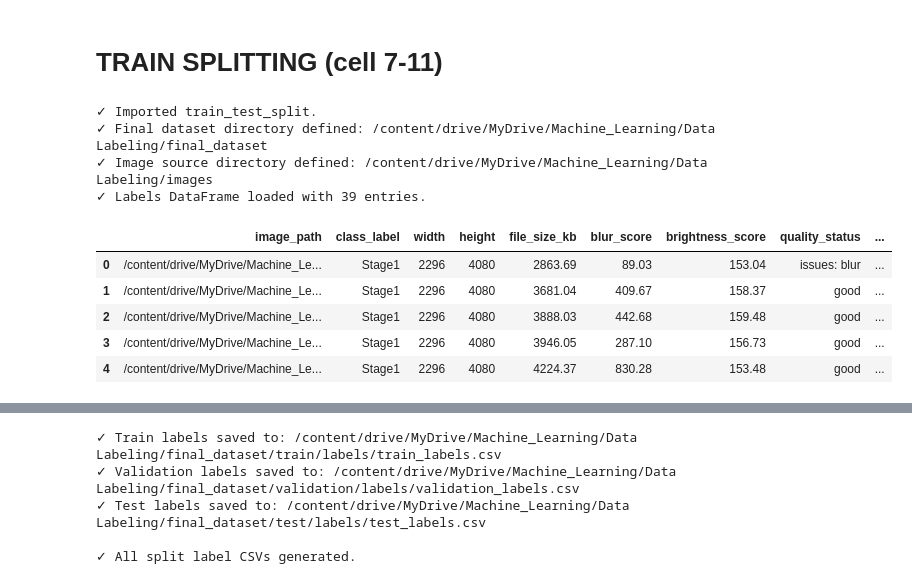
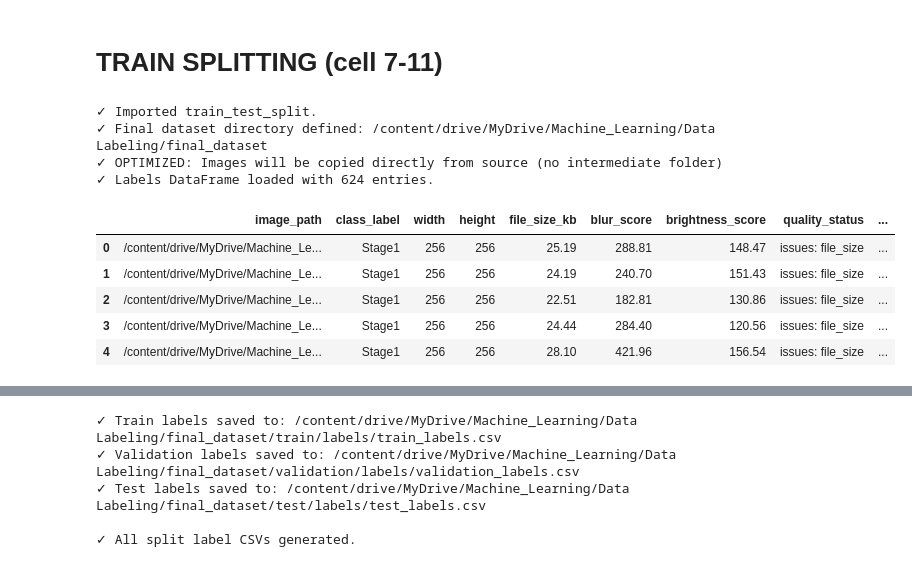
Before and after one commit to Leads-DigiSaka-System/ai-banana-earlystage, a Jupyter notebook: notebook/data-labeling-classification.ipynb, the cells around one changed output, grey strips where cells are left out. Drawn from its saved outputs; the diff is of its cells as text; code cells hidden in the pictures.

```diff
--- a/notebook/data-labeling-classification.ipynb
+++ b/notebook/data-labeling-classification.ipynb
@@ -381,11 +656,9 @@ class LabelingWorkflow:
         quality_thresholds = quality_thresholds or QUALITY_THRESHOLDS
         self.quality_assessor = ImageQualityAssessor(**quality_thresholds)
 
-        # Create output structure
+        # Create output structure (OPTIMIZED: removed redundant images/ and metadata/ folders)
         self.output_dir.mkdir(parents=True, exist_ok=True)
-        (self.output_dir / "images").mkdir(exist_ok=True)
         (self.output_dir / "labels").mkdir(exist_ok=True)
-        (self.output_dir / "metadata").mkdir(exist_ok=True)
 
     def extract_class_from_folder(self, folder_path: Path) -> Optional[str]:
         """Extract class label from folder name"""
@@ -460,33 +733,19 @@ class LabelingWorkflow:
         metadata_list = []
 
         # Senior-level: Progress bar for batch processing
+        # OPTIMIZED: Store source paths instead of copying images (eliminates intermediate copy)
         for img_path in tqdm(image_files, desc=f"Processing {class_label}", leave=False):
             try:
                 metadata = self.extract_metadata(img_path, class_label)
                 output_image_name = f"{class_label}_{img_path.name}"
-                output_image_path = self.output_dir / "images" / output_image_name
 
-                # Senior-level: Check if file already exists to avoid overwriting
-                if output_image_path.exists():
-                    logger.warning(f"Output file already exists, skipping: {output_image_path}")
-                    metadata["output_image_path"] = str(output_image_path)
-                    metadata["output_image_name"] = output_image_name
-                    metadata["status"] = "skipped_duplicate"
-                    metadata_list.append(metadata)
-                    continue
-
-                shutil.copy2(img_path, output_image_path)
-                metadata["output_image_path"] = str(output_image_path)
-                metadata["output_image_name"] = output_image_name
+                # Store source path and output name (images will be copied directly to final_dataset later)
+                metadata["source_image_path"] = str(img_path)  # Original source path
+                metadata["output_image_name"] = output_image_name  # Name for final dataset
                 metadata["status"] = "success"
                 metadata_list.append(metadata)
                 logger.debug(f"Processed: {img_path.name} -> {output_image_name}")
 
-            except shutil.Error as e:
-                logger.error(f"File operation error for {img_path.name}: {e}")
-                metadata["error"] = str(e)
-                metadata["status"] = "error"
-                metadata_list.append(metadata)
             except Exception as e:
                 logger.error(f"Unexpected error processing {img_path.name}: {e}", exc_info=True)
                 metadata = {"image_path": str(img_path), "class_label": class_label, "error": str(e), "status": "error"}
@@ -499,7 +758,7 @@ class LabelingWorkflow:
         csv_path = self.output_dir / "labels" / "dataset_labels.csv"
 
         fieldnames = METADATA_FIELDS.copy()
-        fieldnames.extend(["output_image_path", "output_image_name"])
+        fieldnames.extend(["source_image_path", "output_image_name"])  # OPTIMIZED: use source_image_path
 
         with open(csv_path, 'w', newline='', encoding='utf-8') as f:
             writer = csv.DictWriter(f, fieldnames=fieldnames, extrasaction='ignore')
@@ -648,13 +907,15 @@ try:
     }
     quality_params_for_assessor = {k: v for k, v in quality_params_for_assessor.items() if v is not None}
 
+    TILED_DATA_DIR = OUTPUT_DIR / 'tiled_images'  # Use tiled images
+
     workflow = LabelingWorkflow(
-        data_dir=DATA_DIR,
+        data_dir=TILED_DATA_DIR,  # Changed: use tiled images
         output_dir=OUTPUT_DIR,
-        quality_thresholds=quality_params_for_assessor # Pass the filtered parameters
+        quality_thresholds=quality_params_for_assessor
     )
 
-    logger.info("Starting labeling workflow...")
+    logger.info("Starting labeling workflow with TILED images...")
     results = workflow.run_workflow(
         generate_csv=True,
         generate_json=True
@@ -770,30 +1031,29 @@ Name: count, dtype: int64
 # **TRAIN SPLITTING** (cell 7-11)
 # %%
 FINAL_DATASET_DIR = OUTPUT_DIR / 'final_dataset'
-IMAGE_SOURCE_DIR = OUTPUT_DIR / 'images'
 
 # Create the final_dataset directory if it doesn't exist
 FINAL_DATASET_DIR.mkdir(parents=True, exist_ok=True)
 
 # Load the dataset labels into a pandas DataFrame
 labels_df = pd.read_csv(results['output_files']['csv'])
 
 print(f"✓ Imported train_test_split.")
 print(f"✓ Final dataset directory defined: {FINAL_DATASET_DIR}")
-print(f"✓ Image source directory defined: {IMAGE_SOURCE_DIR}")
+print(f"✓ OPTIMIZED: Images will be copied directly from source (no intermediate folder)")
 print(f"✓ Labels DataFrame loaded with {len(labels_df)} entries.")
 labels_df.head()
 # %% [output]
 ✓ Imported train_test_split.
 ✓ Final dataset directory defined: /content/drive/MyDrive/Machine_Learning/Data Labeling/final_dataset
-✓ Image source directory defined: /content/drive/MyDrive/Machine_Learning/Data Labeling/images
-✓ Labels DataFrame loaded with 39 entries.
+✓ OPTIMIZED: Images will be copied directly from source (no intermediate folder)
+✓ Labels DataFrame loaded with 624 entries.
 |  | image_path | class_label | width | height | file_size_kb | blur_score | brightness_score | quality_status | ... |
-| 0 | /content/drive/MyDrive/Machine_Le... | Stage1 | 2296 | 4080 | 2863.69 | 89.03 | 153.04 | issues: blur | ... |
-| 1 | /content/drive/MyDrive/Machine_Le... | Stage1 | 2296 | 4080 | 3681.04 | 409.67 | 158.37 | good | ... |
-| 2 | /content/drive/MyDrive/Machine_Le... | Stage1 | 2296 | 4080 | 3888.03 | 442.68 | 159.48 | good | ... |
-| 3 | /content/drive/MyDrive/Machine_Le... | Stage1 | 2296 | 4080 | 3946.05 | 287.10 | 156.73 | good | ... |
-| 4 | /content/drive/MyDrive/Machine_Le... | Stage1 | 2296 | 4080 | 4224.37 | 830.28 | 153.48 | good | ... |
+| 0 | /content/drive/MyDrive/Machine_Le... | Stage1 | 256 | 256 | 25.19 | 288.81 | 148.47 | issues: file_size | ... |
+| 1 | /content/drive/MyDrive/Machine_Le... | Stage1 | 256 | 256 | 24.19 | 240.70 | 151.43 | issues: file_size | ... |
+| 2 | /content/drive/MyDrive/Machine_Le... | Stage1 | 256 | 256 | 22.51 | 182.81 | 130.86 | issues: file_size | ... |
+| 3 | /content/drive/MyDrive/Machine_Le... | Stage1 | 256 | 256 | 24.44 | 284.40 | 120.56 | issues: file_size | ... |
+| 4 | /content/drive/MyDrive/Machine_Le... | Stage1 | 256 | 256 | 28.10 | 421.96 | 156.54 | issues: file_size | ... |
 # %%
 random_state = 42
 
```
Also changed, not shown: parts of 16 cells of this notebook, 1 other file.
